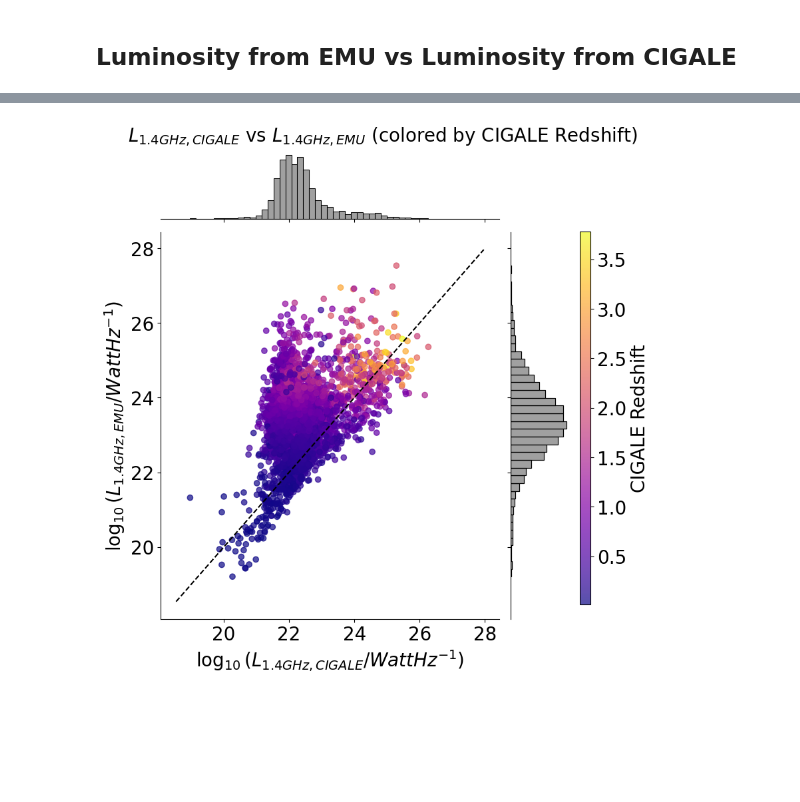
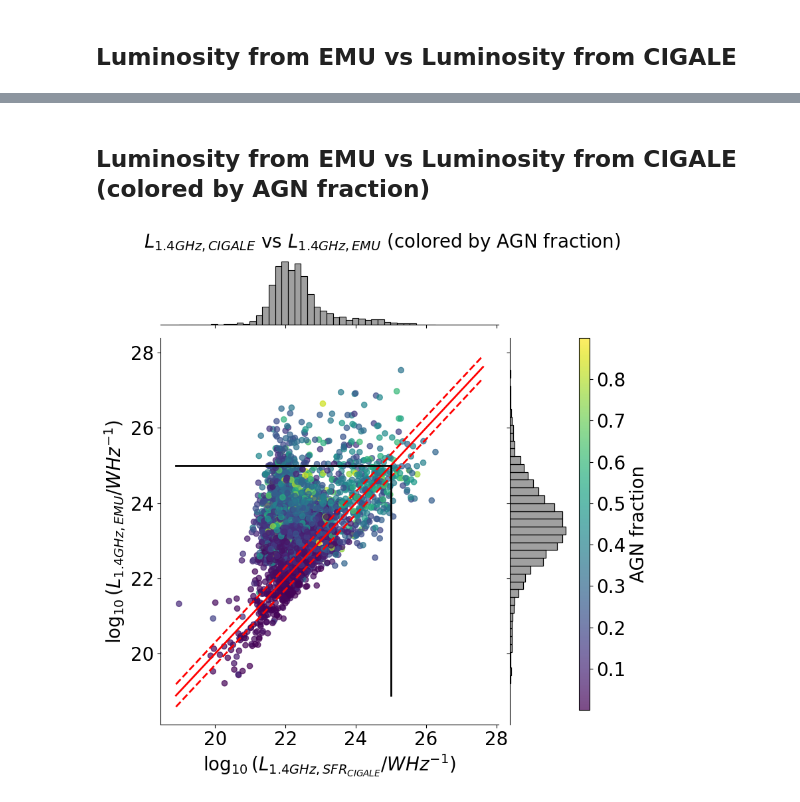
Before and after one commit to theWebTardigrade/fundamental-properties-of-EMU-radio-sources, a Jupyter notebook: code/8_CIGALE_results_EMU.ipynb, the cells around one changed output, grey strips where cells are left out. Cells and saved outputs as stored; diff of their text form; code cells hidden in the pictures; blank space fills up the shorter version.

```diff
--- a/code/8_CIGALE_results_EMU.ipynb
+++ b/code/8_CIGALE_results_EMU.ipynb
@@ -999,3 +1004,5 @@ log_luminosity_1_4GHz_theor = np.log10((catalog_pd['bayes.sfh.sfr'] / 6.35e-29))
+# %% [markdown]
+## Luminosity from EMU vs Luminosity from CIGALE (colored by AGN fraction)
 # %%
 g = sns.JointGrid(
     data=catalog_pd,
@@ -1007,8 +1014,8 @@ g = sns.JointGrid(
 points = g.ax_joint.scatter(
     log_luminosity_1_4GHz_theor_watt,
     log_luminosity_1_4GHz_obs_watt,
-    c=catalog_pd['bayes.universe.redshift'],
-    cmap='plasma',
+    c=catalog_pd['bayes.agn.fracAGN'],
+    cmap='viridis',
     alpha=0.7
 )
 
@@ -1017,52 +1024,57 @@ all_luminosity_values = pd.concat([log_luminosity_1_4GHz_theor_watt, log_luminos
 min_val = all_luminosity_values.min()
 max_val = all_luminosity_values.max()
 
-# Add a small buffer to the limits for better visual spacing
-buffer = (max_val - min_val) * 0.05 # 5% buffer
+buffer = (max_val - min_val) * 0.01
 common_lim_min = min_val - buffer
 common_lim_max = max_val + buffer
 
+# 1:1 and error lines
 line_coords = np.linspace(common_lim_min, common_lim_max, 100)
-g.ax_joint.plot(line_coords, line_coords, color='black', linestyle='--', linewidth=1.5, label='1:1 line')
+g.ax_joint.plot(line_coords, line_coords, color='red', linestyle='-', linewidth=2, label='1:1 line')
+g.ax_joint.plot(line_coords, line_coords+0.3, color='red', linestyle='--', linewidth=2, label='error')
+g.ax_joint.plot(line_coords, line_coords-0.3, color='red', linestyle='--', linewidth=2, label='error')
 
-# Add marginal histograms
+# AGN line in vertical and horizontal directions
+g.ax_joint.plot([common_lim_min, 25], [25, 25], color='black', linestyle='-', linewidth=2, label='AGN')
+g.ax_joint.plot([25, 25], [common_lim_min, 25], color='black', linestyle='-', linewidth=2, label='AGN')
+
+# AHistograms
 sns.histplot(
     data=catalog_pd,
     x=log_luminosity_1_4GHz_theor_watt,
     bins=40,
     ax=g.ax_marg_x,
     color='grey',
     edgecolor='black'
 )
 sns.histplot(
     data=catalog_pd,
     y=log_luminosity_1_4GHz_obs_watt,
     bins=40,
     ax=g.ax_marg_y,
     color='grey',
     edgecolor='black'
 )
 
-# Set axis labels and title with larger font
 g.set_axis_labels(
-    r'$\log_{10}(L_{1.4 GHz, CIGALE}/ Watt Hz^{-1})$',
-    r'$\log_{10}(L_{1.4 GHz, EMU}/ Watt Hz^{-1})$',
+    r'$\log_{10}(L_{1.4 GHz, SFR_{CIGALE}}/ W Hz^{-1})$',
+    r'$\log_{10}(L_{1.4 GHz, EMU}/ W Hz^{-1})$',
     fontsize=20
 )
 g.ax_joint.tick_params(axis='both', labelsize=20)
 g.ax_marg_x.tick_params(labelsize=20)
 g.ax_marg_y.tick_params(labelsize=20)
 
-# Title
-g.fig.suptitle(r'$L_{1.4 GHz, CIGALE}$ vs $L_{1.4 GHz, EMU}$ (colored by CIGALE Redshift)', fontsize=20,  y=1.0)
-g.fig.subplots_adjust(top=0.95, right=0.85)  # Shrink plot area to make room for colorbar
 
-# Add external colorbar with larger label and ticks
+g.fig.suptitle(r'$L_{1.4 GHz, CIGALE}$ vs $L_{1.4 GHz, EMU}$ (colored by AGN fraction)', fontsize=20,  y=1.0)
+g.fig.subplots_adjust(top=0.95, right=0.85)
+
+
 cbar_ax = g.fig.add_axes([0.87, 0.1, 0.02, 0.7])
 cbar = g.fig.colorbar(points, cax=cbar_ax)
-cbar.set_label('CIGALE Redshift', fontsize=20)
+cbar.set_label('AGN fraction', fontsize=20)
 cbar.ax.tick_params(labelsize=20)
 
 plt.show()
 # %% [output]
-[figure, old version]
+[figure, new version]
```
Also changed, not shown: parts of 10 cells of this notebook, 4 other files.
